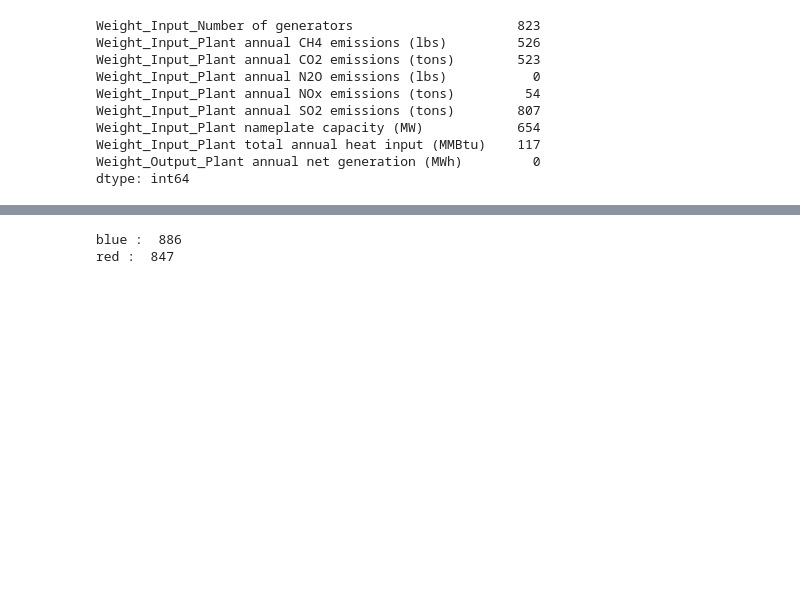
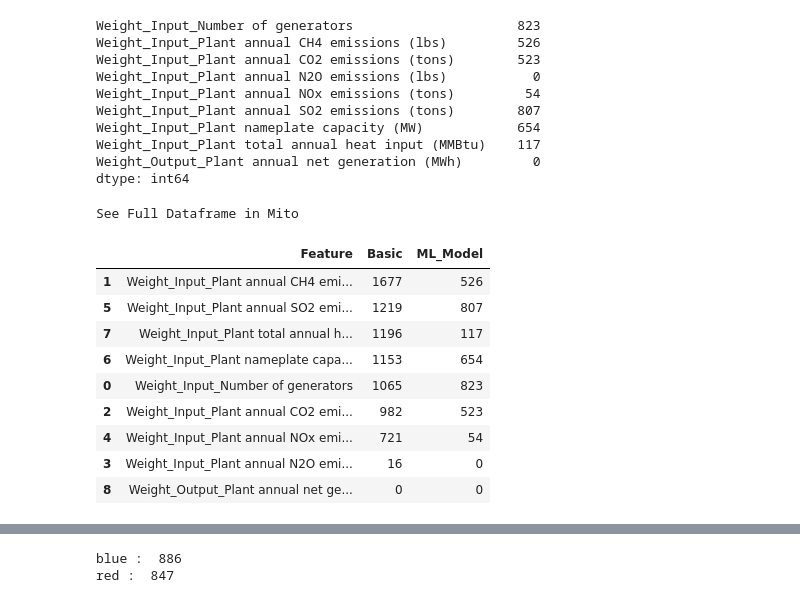
Before and after one commit to kurtsenol/DEA, a Jupyter notebook: DEA_ML_12I_1O_GB_Realdata_4.ipynb, the cells around one changed output, grey strips where cells are left out. Drawn from its saved outputs; the diff is of its cells as text; code cells hidden in the pictures; blank space fills up the shorter version.

```diff
--- a/DEA_ML_12I_1O_GB_Realdata_4.ipynb
+++ b/DEA_ML_12I_1O_GB_Realdata_4.ipynb
@@ -282,3 +282,20 @@ Weight_Input_Plant nameplate capacity (MW)            654
 Weight_Input_Plant total annual heat input (MMBtu)    117
 Weight_Output_Plant annual net generation (MWh)         0
 dtype: int64
+# %%
+df_z = pd.DataFrame(df_zero).join(pd.DataFrame(df_zero_1), rsuffix="_").reset_index()
+df_z.columns = ["Feature", "Basic", "ML_Model"]
+df_z.sort_values("Basic", inplace=True, ascending=False)
+df_z
+# %% [output]
+See Full Dataframe in Mito
+|  | Feature | Basic | ML_Model |
+| 1 | Weight_Input_Plant annual CH4 emi... | 1677 | 526 |
+| 5 | Weight_Input_Plant annual SO2 emi... | 1219 | 807 |
+| 7 | Weight_Input_Plant total annual h... | 1196 | 117 |
+| 6 | Weight_Input_Plant nameplate capa... | 1153 | 654 |
+| 0 | Weight_Input_Number of generators | 1065 | 823 |
+| 2 | Weight_Input_Plant annual CO2 emi... | 982 | 523 |
+| 4 | Weight_Input_Plant annual NOx emi... | 721 | 54 |
+| 3 | Weight_Input_Plant annual N2O emi... | 16 | 0 |
+| 8 | Weight_Output_Plant annual net ge... | 0 | 0 |
```
Also changed, not shown: parts of 2 cells of this notebook.
